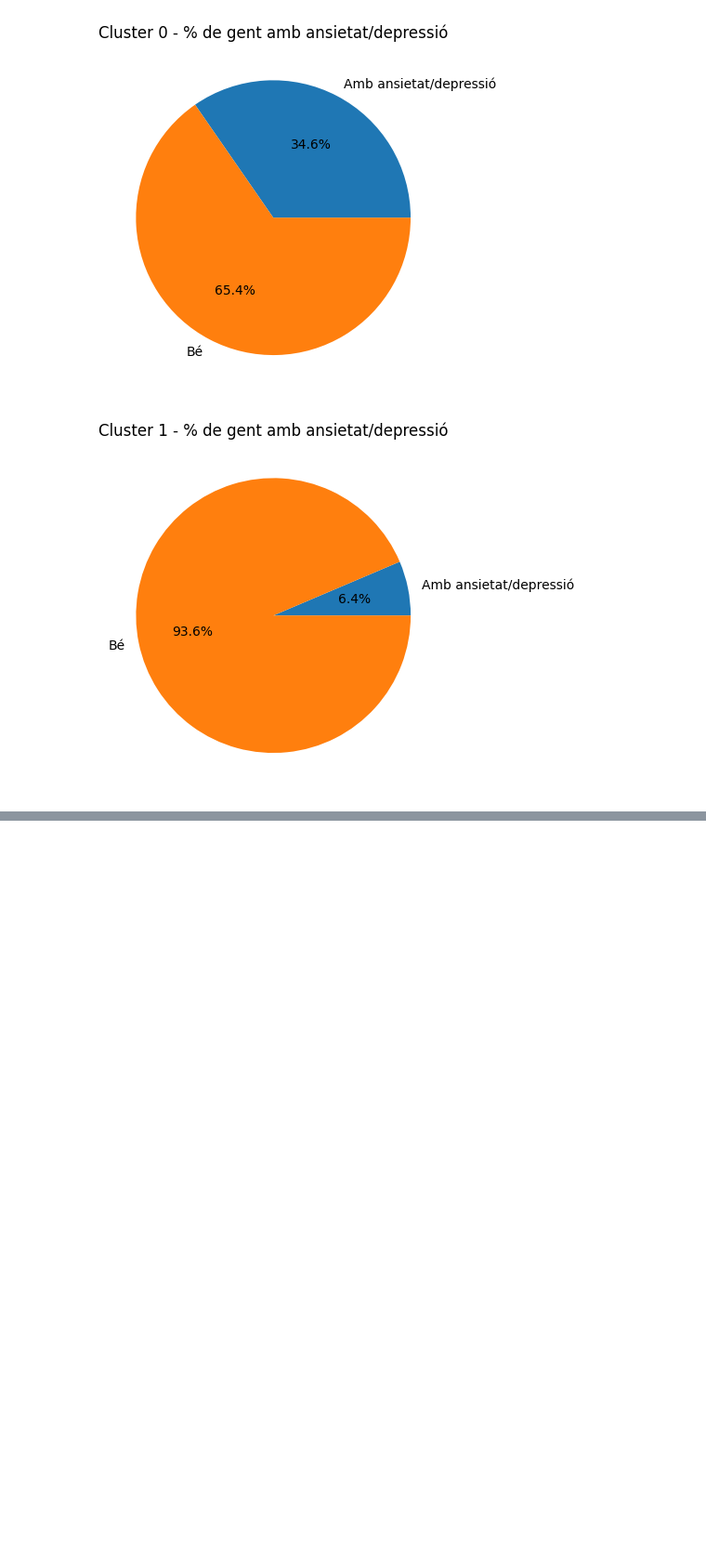
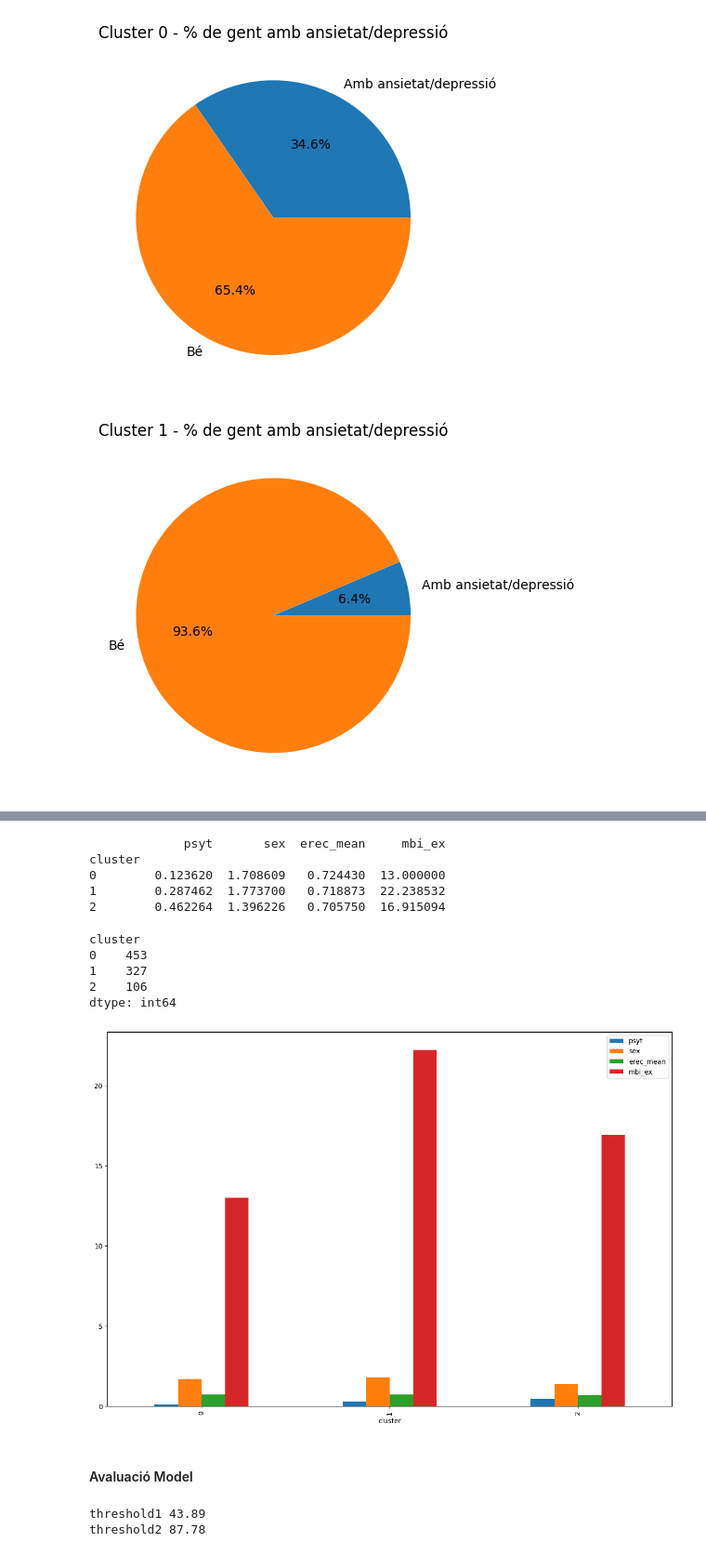
Before and after one commit to DCC-UAB/ACproject-07, a Jupyter notebook: codi/SpectralClustering.ipynb, the cells around one changed output, grey strips where cells are left out. Shown at 93% size. Cells and saved outputs as stored; diff of their text form; code cells hidden in the pictures; blank space fills up the shorter version.

```diff
--- a/codi/SpectralClustering.ipynb
+++ b/codi/SpectralClustering.ipynb
@@ -986,0 +990,40 @@ KeyError: 'mbi_ex'
+# %%
+# Grouping the data frame by cluster to get the properties of each cluster
+cluster_grouped = df_clustered.groupby('cluster')
+cluster_properties = cluster_grouped.mean()
+
+# Printing the properties of each cluster (mean values of the variables)
+print(cluster_properties)
+# %% [output]
+             psyt       sex  erec_mean     mbi_ex
+cluster
+0        0.123620  1.708609   0.724430  13.000000
+1        0.287462  1.773700   0.718873  22.238532
+2        0.462264  1.396226   0.705750  16.915094
+# %%
+# Getting the number of patients in each cluster
+total_cluster = cluster_grouped.size()
+total_cluster
+# %% [output]
+cluster
+0    453
+1    327
+2    106
+dtype: int64
+# %%
+cluster_properties.plot(kind='bar', figsize=(15, 10))
+plt.show()
+# %% [output]
+[figure, added]
+# %% [markdown]
+#### Avaluació Model
+# %%
+cesd_max = 56
+stai_t_max = 77
+threshold1 = (cesd_max+stai_t_max)*0.33
+print("threshold1", threshold1)
+threshold2 = (cesd_max+stai_t_max)*0.66
+print("threshold2", threshold2)
+# %% [output]
+threshold1 43.89
+threshold2 87.78
```
Also changed, not shown: parts of 25 cells of this notebook.
